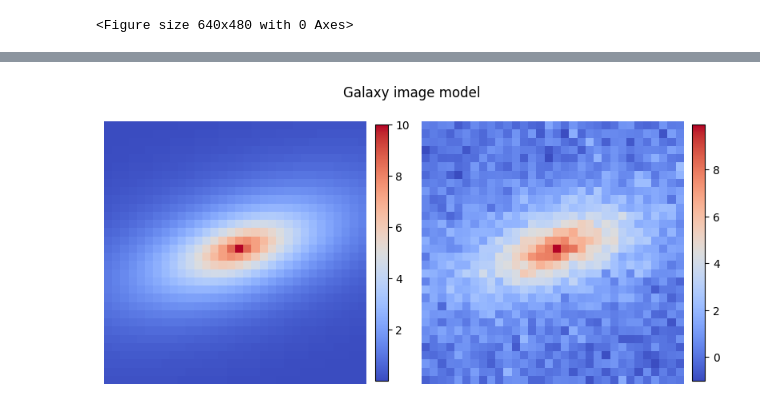
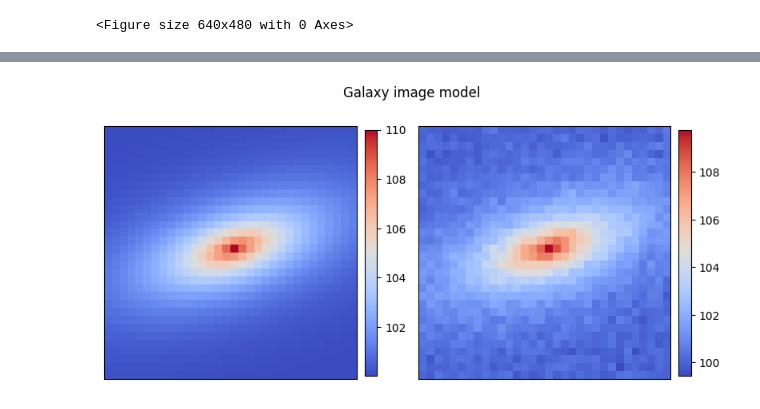
Before and after one commit to homerjed/extended_physics_compression, a Jupyter notebook: compression_galaxy.ipynb, the cells around one changed output, grey strips where cells are left out. Saved outputs shown, nothing was run; the diff lists cells and outputs as text; code cells hidden in the pictures.

```diff
--- a/compression_galaxy.ipynb
+++ b/compression_galaxy.ipynb
@@ -12,7 +32,9 @@ plt.set_cmap("coolwarm")
 # %%
 def elliptical_exponential_galaxy(
-    key, A=1.0, a=3.0, epsilon=0.3, phi=0.0, n_pix=32, noise=False
+    key, A, a, epsilon, phi, n_pix=32, noise=False
 ):
+    background_level = 100.
+
     x0, y0 = n_pix // 2, n_pix // 2
 
     y, x = jnp.meshgrid(np.arange(n_pix), np.arange(n_pix), indexing='ij')
@@ -24,42 +46,43 @@ def elliptical_exponential_galaxy(
     varphi = jnp.arctan2(dy, dx)
 
     # Compute the elliptical exponential brightness
-    numerator = jnp.sqrt(1. + epsilon ** 2. - 2. * epsilon * jnp.cos(2 * (varphi - phi)))
+    numerator = jnp.sqrt(1. + epsilon ** 2. - 2. * epsilon * jnp.cos(2. * (varphi - phi)))
     denominator = a * jnp.sqrt(1. - epsilon ** 2.)
-    mu = A * jnp.exp(-r * numerator / denominator)
+    mu = A * jnp.exp(-r * numerator / denominator) + background_level
 
     if noise:
-        mu += jr.normal(key, mu.shape) * 0.05 * A
+        mu += jr.normal(key, mu.shape) * 0.2
 
     return mu
 
-key = jr.key(0)
+key = jr.key(int(time.time()))
 
 img_clean = elliptical_exponential_galaxy(
     key, A=10.0, a=5.0, phi=0.3, epsilon=0.4
 )
 img_noisy = elliptical_exponential_galaxy(
     key, A=10.0, a=5.0, phi=0.3, epsilon=0.4, noise=True
 )
 
 # Plot
 fig, axs = plt.subplots(1, 2, figsize=(8, 4))
 fig.suptitle("Galaxy image model")
 
 ax = axs[0]
 im = ax.imshow(img_clean, origin='lower')
 plt.colorbar(im, fraction=0.045, pad=0.03)
 
 ax = axs[1]
 im = ax.imshow(img_noisy, origin='lower')
 plt.colorbar(im, fraction=0.045, pad=0.03)
 
 for ax in axs:
-    ax.axis("off")
+    ax.set_xticks([])
+    ax.set_yticks([])
 
 plt.tight_layout()
 plt.show()
 # %% [output]
-[figure, old version]
+[figure, new version]
 # %%
 def elliptical_exponential_bulge_galaxy(
```
Also changed, not shown: parts of 30 cells of this notebook, 1 other file.
